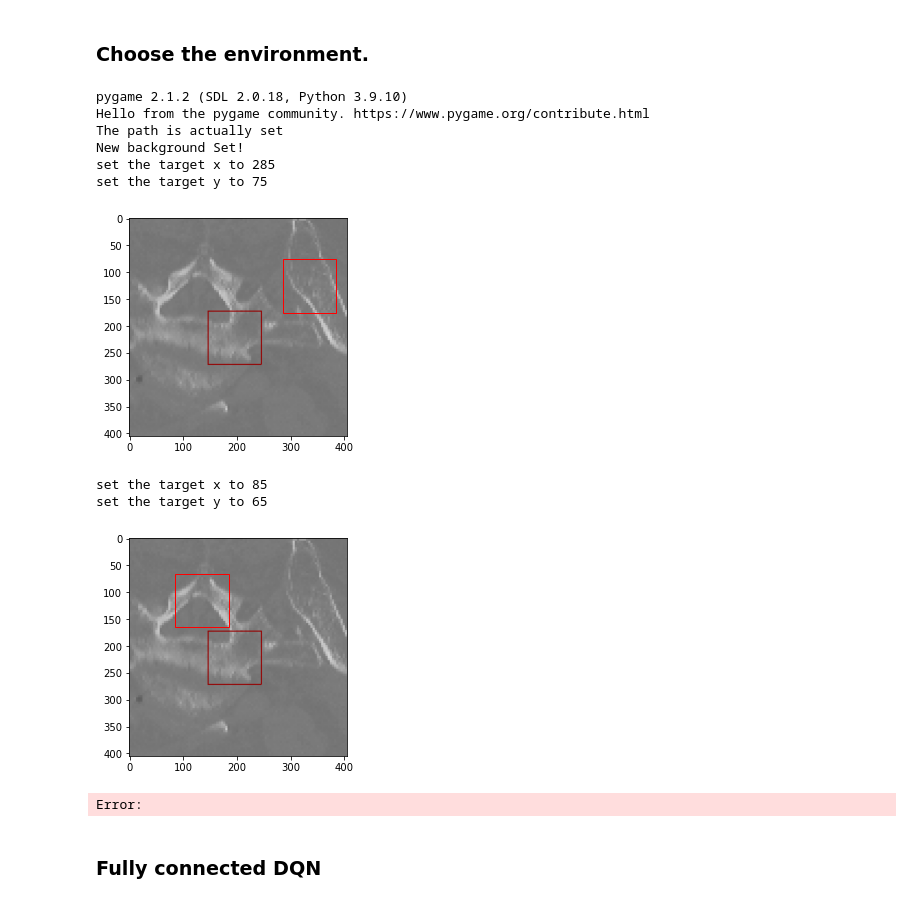
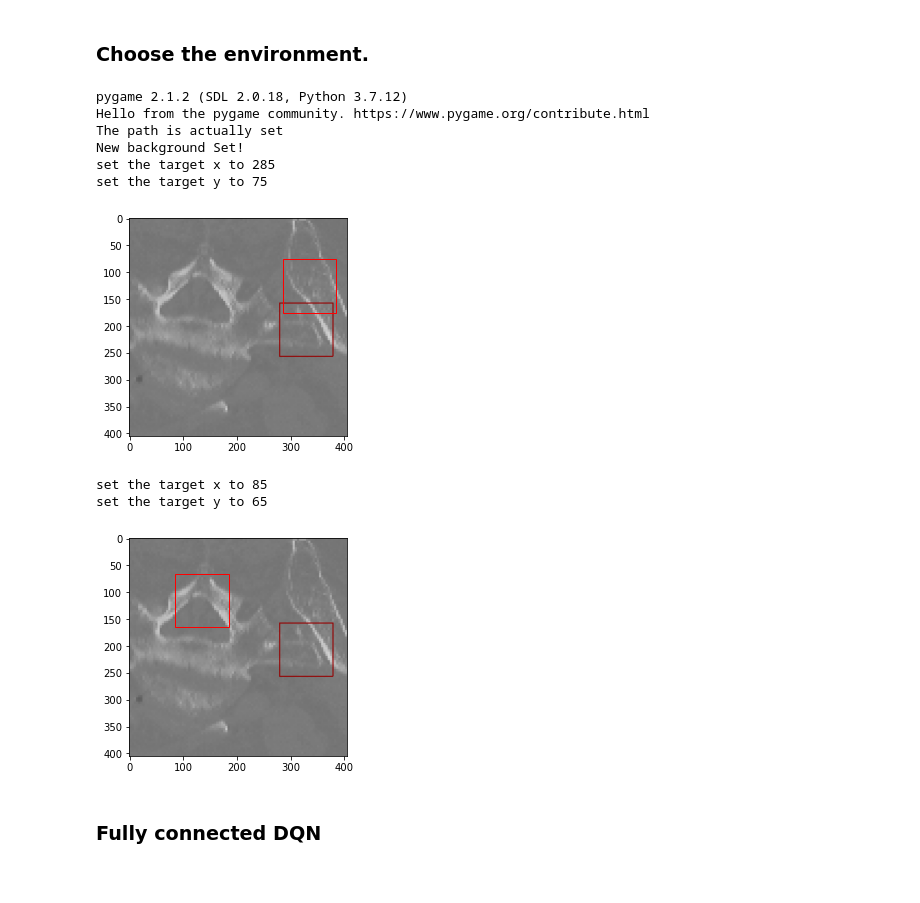
Before and after one commit to aasong113/CT_View_Planning_DeepRL, a Jupyter notebook: gym-child_thresholded_NN/Deep_Q_Learn.ipynb, the cells around one changed output. Saved outputs shown, nothing was run; the diff lists cells and outputs as text; code cells hidden in the pictures.

```diff
--- a/gym-child_thresholded_NN/Deep_Q_Learn.ipynb
+++ b/gym-child_thresholded_NN/Deep_Q_Learn.ipynb
@@ -38,41 +38,40 @@ device = torch.device("cuda" if torch.cuda.is_available() else "cpu")
 # %%
 # # # Load a FOV grabber for pelvis.
 # import gym_child
 # env = gym.make('maze-v0')
-# environment_type = "thresholded"
+# environment_type = "thresholded_intensity"
 
 
 # #This is the new distance metric reward function.
 # import gym_teen
 # env = gym.make('maze-v0',height=60,width=60)#,target_x = 162, target_y = 136)
 # env.set_target_xy(x = 162, y = 136)
-# environment_type = "grayscale"
+# environment_type = "grayscale_distance"
 
 
 # For the cropped multipled translated FOV test. Want to test if it generalizes to multiple translated FOVs.
 import gym_teen
-background_path = '0001_cropped_grayscale_x100_y30.png'
+background_path = '0001_cropped_grayscale_x85_y65_train.png'
 env = gym.make('maze-v0',height=100,width=100)#,target_x = 162, target_y = 136)
 env.set_background_env(background_path)
 env.set_target_xy(x = 285, y = 75)
 env.render_goal()
-environment_type = "grayscale"
+environment_type = "grayscale_distance"
 # %% [output]
-pygame 2.1.2 (SDL 2.0.18, Python 3.9.10)
+pygame 2.1.2 (SDL 2.0.18, Python 3.7.12)
 Hello from the pygame community. https://www.pygame.org/contribute.html
 The path is actually set
 New background Set!
 set the target x to 285
 set the target y to 75
-[figure, old version]
+[figure, new version]
 # %%
 env.set_target_xy(x = 85, y = 65)
 env.render_goal()
 # %% [output]
 set the target x to 85
 set the target y to 65
-[figure, old version]
+[figure, new version]
-Error:
 # %%
 Transition = namedtuple('Transition',
                         ('state', 'action', 'next_state', 'reward'))
```
Also changed, not shown: parts of 6 cells of this notebook, 17 other files.
